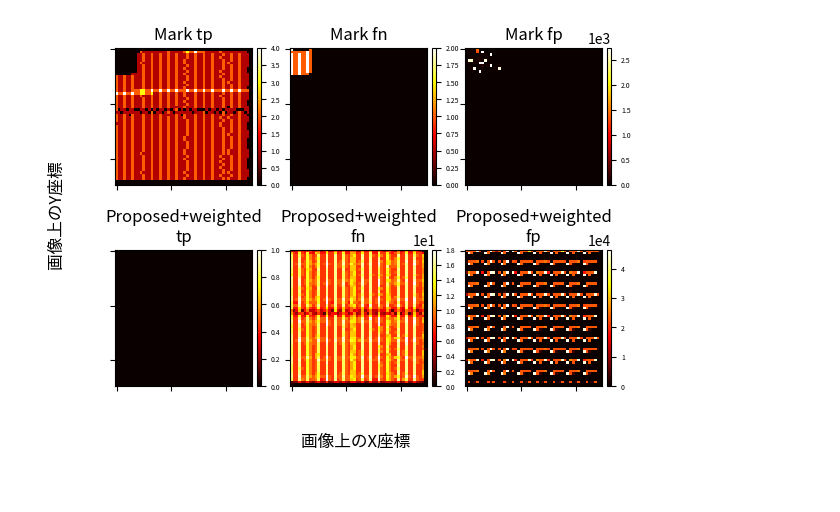
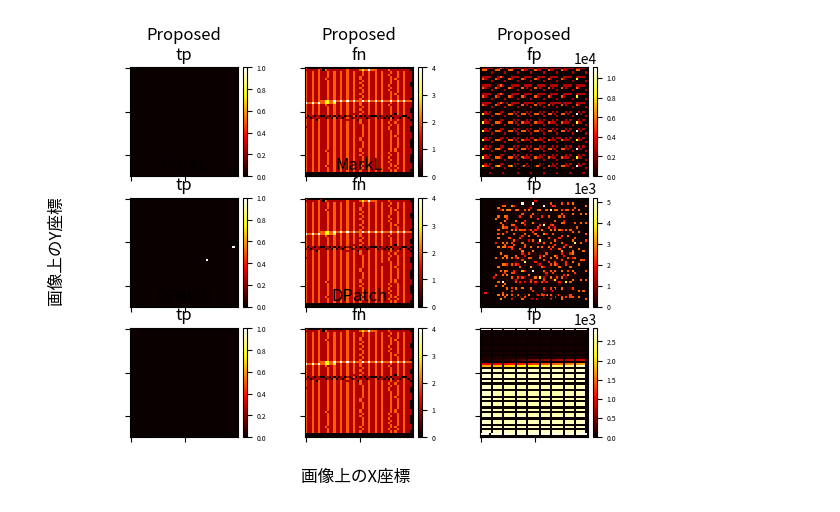
Before and after one commit to joko0811/SSD-background-patches, a Jupyter notebook: ssd-background-patches/coordinate_distribution.ipynb, the cells around one changed output. Cells and saved outputs as stored; diff of their text form; code cells hidden in the pictures.

```diff
--- a/ssd-background-patches/coordinate_distribution.ipynb
+++ b/ssd-background-patches/coordinate_distribution.ipynb
@@ -48,12 +48,18 @@ def distribution_normalize_detections(det_list,base_box_list,split=100):
 # %%
 base_path = "../datasets/casia/test_face_moving/detection/"
 
-prev_det_path = "../outputs/moving_set_det/markL/"
-propose_det_path = "../outputs/moving_set_det/tiling_weited/"
+det_path_list = ["../outputs/moving_set_det/tiling_weited/","../outputs/moving_set_det/markL_tiling/","../outputs/moving_set_det/dpatch_tiling/"]
+det_name_list = ["Proposed","MarkL","DPatch"]
+
+# prev_det_path = "../outputs/moving_set_det/markL/"
+# propose_det_path = "../outputs/moving_set_det/tiling_weited/"
 
 tp_fn_fp_file = ["tp_det.csv", "fn_det.csv", "fp_det.csv"]
-prev_tp_fn_fp_path = [os.path.join(prev_det_path, file) for file in tp_fn_fp_file]
-propose_tp_fn_fp_path = [os.path.join(propose_det_path, file) for file in tp_fn_fp_file]
+
+tp_fn_fp_path = [[os.path.join(det_path, file) for file in tp_fn_fp_file] for det_path in det_path_list]
+
+# prev_tp_fn_fp_path = [os.path.join(prev_det_path, file) for file in tp_fn_fp_file]
+# propose_tp_fn_fp_path = [os.path.join(propose_det_path, file) for file in tp_fn_fp_file]
 
 
 # 検出を統合したリストの作成
@@ -64,43 +70,38 @@ base_conf_list = base_conf_list.numpy()
 base_box_list = base_box_list.numpy()
 # %%
 
-fig, axs = plt.subplots(2, 3)
+fig, axs = plt.subplots(len(tp_fn_fp_path), 3)
 split=50
 
 for i, ax in enumerate(axs.flatten()):
-    if i<3:
-        det_path=prev_tp_fn_fp_path[i]
-    else:
-        det_path=propose_tp_fn_fp_path[i%3]
+    det_path=tp_fn_fp_path[int(i/3)][i%3]
 
     det_list = parse_detections(det_path,delimiter=",")
 
     freq, x_mesh_grid, y_mesh_grid = distribution_normalize_detections(det_list,base_box_list,split=split)
     heat_vmax = np.max(freq) if np.max(freq)!=0 else 1
     heat = ax.imshow(freq, cmap='hot', vmin=0, vmax=heat_vmax,interpolation='none')
 
     det_class = os.path.basename(det_path).split("_")[0]
-    if i<3:
-        det_class = "Mark " + det_class
-    else:
-        det_class = "Proposed+weighted\n" + det_class
+    det_class = det_name_list[int(i/3)] + "\n" + det_class
+
     ax.set_title(det_class)
     ax.tick_params(labelbottom=False, labelleft=False, labelright=False, labeltop=False)
 
     divider = make_axes_locatable(ax)
     cax = divider.append_axes("right", size="3%", pad=0.05)
     cbar = fig.colorbar(heat, cax=cax, orientation='vertical')
     cbar.ax.ticklabel_format(style='sci', scilimits=(-0,0))
     tick_font_size = 5
     cbar.ax.tick_params(labelsize=tick_font_size)
 
 fig.supxlabel('画像上のX座標')
 fig.supylabel('画像上のY座標')
 
 plt.savefig('moving_det.eps')
 plt.show()
 # %% [output]
-[figure, old version]
+[figure, new version]
 # %%
 # plt.figure()
 # heat_vmax = np.max(normalize_freq) if np.max(normalize_freq) > 0 else 1
```
